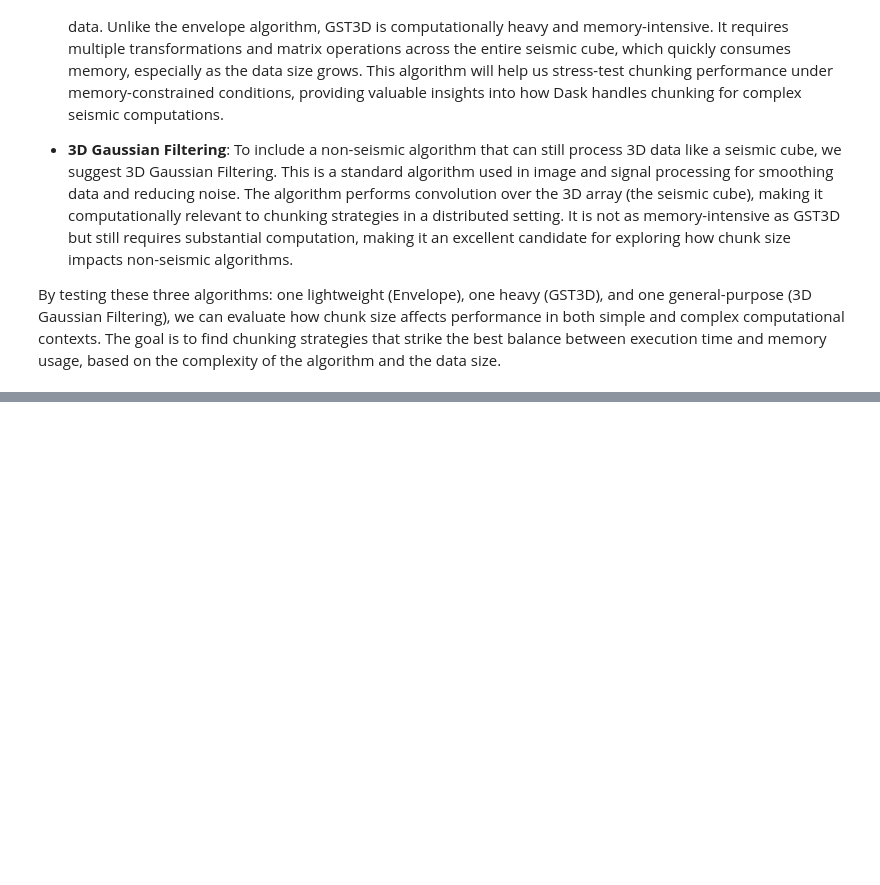
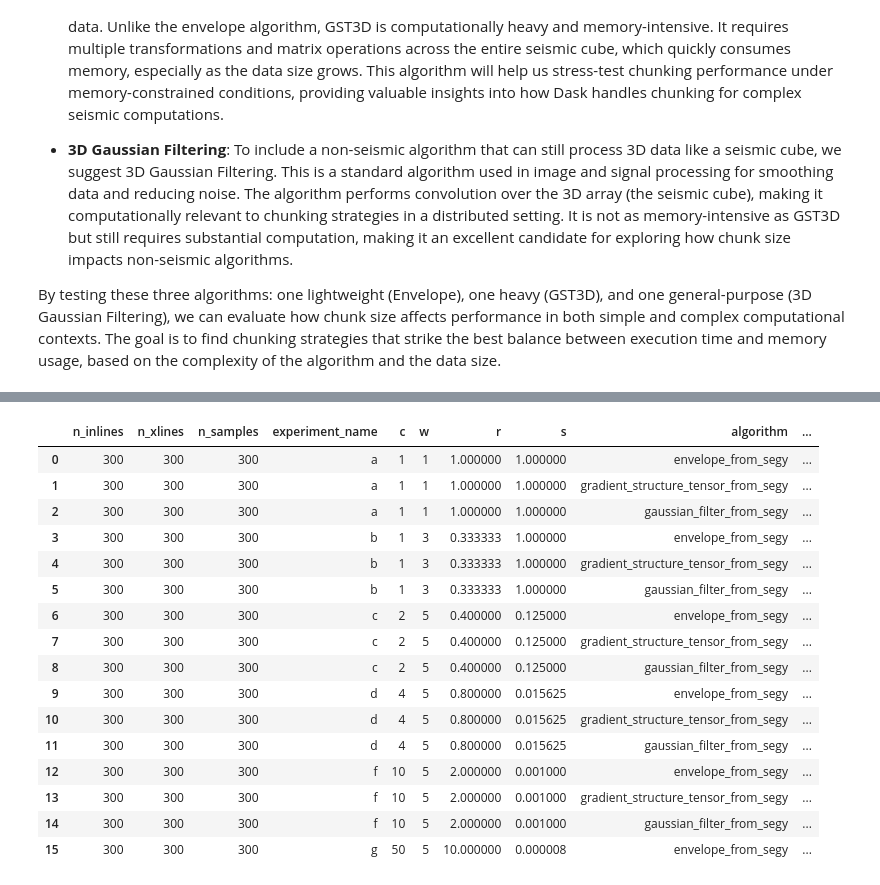
Before and after one commit to delucca-papers/memory-aware-chunking, a Jupyter notebook: experiments/001-chunk-size-vs-execution-time.ipynb, the cells around one changed output, grey strips where cells are left out. Saved outputs shown, nothing was run; the diff lists cells and outputs as text; code cells hidden in the pictures; blank space fills up the shorter version.

```diff
--- a/experiments/001-chunk-size-vs-execution-time.ipynb
+++ b/experiments/001-chunk-size-vs-execution-time.ipynb
@@ -194,0 +496,23 @@ This will allow us to identify the optimal chunk size that balances performance
+# %%
+import pandas as pd
+
+df = pd.read_pickle('./outputs/001-20241023203203/results.pkl')
+display(df)
+# %% [output]
+|  | n_inlines | n_xlines | n_samples | experiment_name | c | w | r | s | algorithm | ... |
+| 0 | 300 | 300 | 300 | a | 1 | 1 | 1.000000 | 1.000000 | envelope_from_segy | ... |
+| 1 | 300 | 300 | 300 | a | 1 | 1 | 1.000000 | 1.000000 | gradient_structure_tensor_from_segy | ... |
+| 2 | 300 | 300 | 300 | a | 1 | 1 | 1.000000 | 1.000000 | gaussian_filter_from_segy | ... |
+| 3 | 300 | 300 | 300 | b | 1 | 3 | 0.333333 | 1.000000 | envelope_from_segy | ... |
+| 4 | 300 | 300 | 300 | b | 1 | 3 | 0.333333 | 1.000000 | gradient_structure_tensor_from_segy | ... |
+| 5 | 300 | 300 | 300 | b | 1 | 3 | 0.333333 | 1.000000 | gaussian_filter_from_segy | ... |
+| 6 | 300 | 300 | 300 | c | 2 | 5 | 0.400000 | 0.125000 | envelope_from_segy | ... |
+| 7 | 300 | 300 | 300 | c | 2 | 5 | 0.400000 | 0.125000 | gradient_structure_tensor_from_segy | ... |
+| 8 | 300 | 300 | 300 | c | 2 | 5 | 0.400000 | 0.125000 | gaussian_filter_from_segy | ... |
+| 9 | 300 | 300 | 300 | d | 4 | 5 | 0.800000 | 0.015625 | envelope_from_segy | ... |
+| 10 | 300 | 300 | 300 | d | 4 | 5 | 0.800000 | 0.015625 | gradient_structure_tensor_from_segy | ... |
+| 11 | 300 | 300 | 300 | d | 4 | 5 | 0.800000 | 0.015625 | gaussian_filter_from_segy | ... |
+| 12 | 300 | 300 | 300 | f | 10 | 5 | 2.000000 | 0.001000 | envelope_from_segy | ... |
+| 13 | 300 | 300 | 300 | f | 10 | 5 | 2.000000 | 0.001000 | gradient_structure_tensor_from_segy | ... |
+| 14 | 300 | 300 | 300 | f | 10 | 5 | 2.000000 | 0.001000 | gaussian_filter_from_segy | ... |
+| 15 | 300 | 300 | 300 | g | 50 | 5 | 10.000000 | 0.000008 | envelope_from_segy | ... |
```
Also changed, not shown: parts of 12 cells of this notebook, 6 other files.
